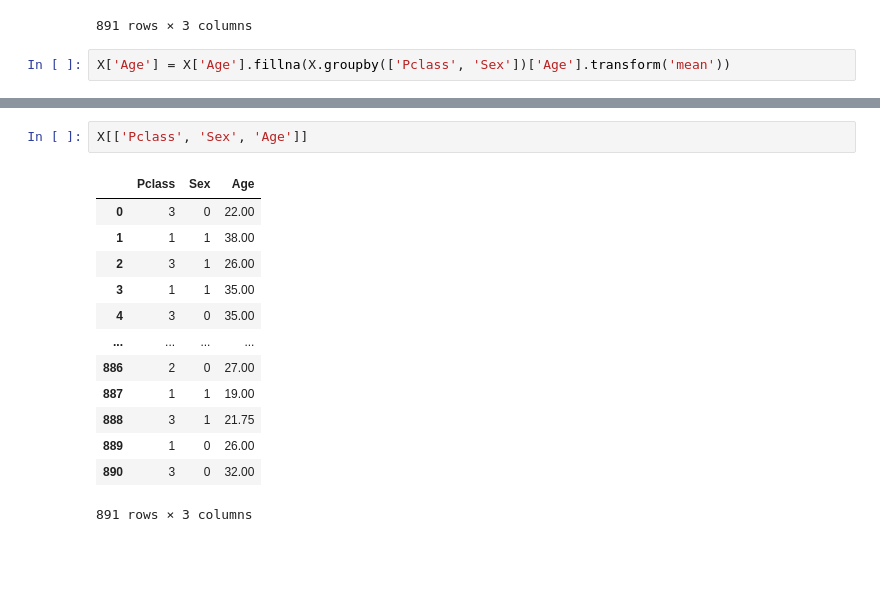
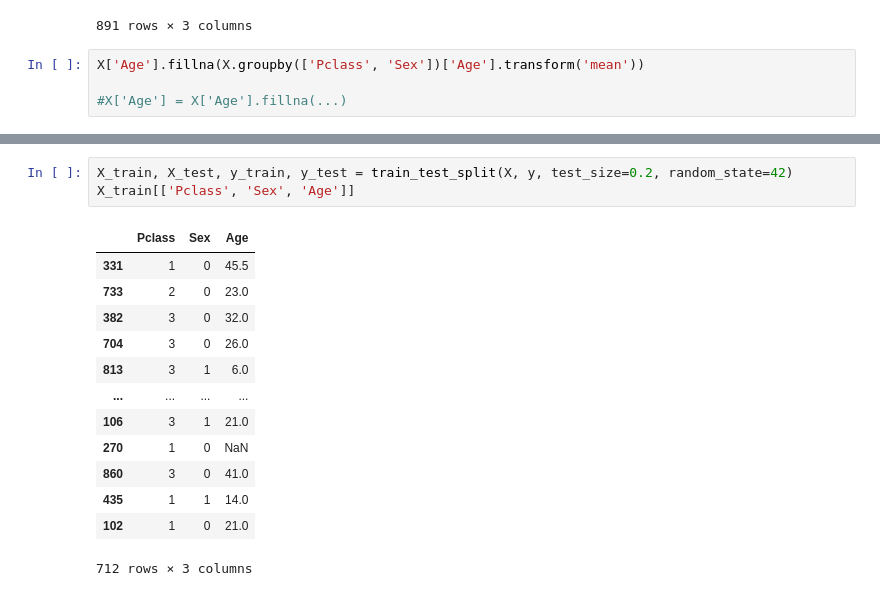
Before and after one commit to Tuxae/ateliers-data-2025-2026, a Jupyter notebook: atelier-4/notebook.ipynb, the cells around one changed output, grey strips where cells are left out. Cells and saved outputs as stored; diff of their text form; blank space fills up the shorter version.

```diff
--- a/atelier-4/notebook.ipynb
+++ b/atelier-4/notebook.ipynb
@@ -419,4 +420,6 @@ X[['Pclass', 'Sex', 'Age']]
 | 890 | 3 | 0 | 32.0 |
 891 rows × 3 columns
 # %%
-X['Age'] = X['Age'].fillna(X.groupby(['Pclass', 'Sex'])['Age'].transform('mean'))
+X['Age'].fillna(X.groupby(['Pclass', 'Sex'])['Age'].transform('mean'))
+
+#X['Age'] = X['Age'].fillna(...)
@@ -423,16 +462,17 @@ X['Age'] = X['Age'].fillna(X.groupby(['Pclass', 'Sex'])['Age'].transform('mean')
 # %%
-X[['Pclass', 'Sex', 'Age']]
+X_train, X_test, y_train, y_test = train_test_split(X, y, test_size=0.2, random_state=42)
+X_train[['Pclass', 'Sex', 'Age']]
 # %% [output]
 |  | Pclass | Sex | Age |
-| 0 | 3 | 0 | 22.00 |
-| 1 | 1 | 1 | 38.00 |
-| 2 | 3 | 1 | 26.00 |
-| 3 | 1 | 1 | 35.00 |
-| 4 | 3 | 0 | 35.00 |
+| 331 | 1 | 0 | 45.5 |
+| 733 | 2 | 0 | 23.0 |
+| 382 | 3 | 0 | 32.0 |
+| 704 | 3 | 0 | 26.0 |
+| 813 | 3 | 1 | 6.0 |
 | ... | ... | ... | ... |
-| 886 | 2 | 0 | 27.00 |
-| 887 | 1 | 1 | 19.00 |
-| 888 | 3 | 1 | 21.75 |
-| 889 | 1 | 0 | 26.00 |
-| 890 | 3 | 0 | 32.00 |
+| 106 | 3 | 1 | 21.0 |
+| 270 | 1 | 0 | NaN |
+| 860 | 3 | 0 | 41.0 |
+| 435 | 1 | 1 | 14.0 |
+| 102 | 1 | 0 | 21.0 |
-891 rows × 3 columns
+712 rows × 3 columns
```
Also changed, not shown: parts of 11 cells of this notebook.
